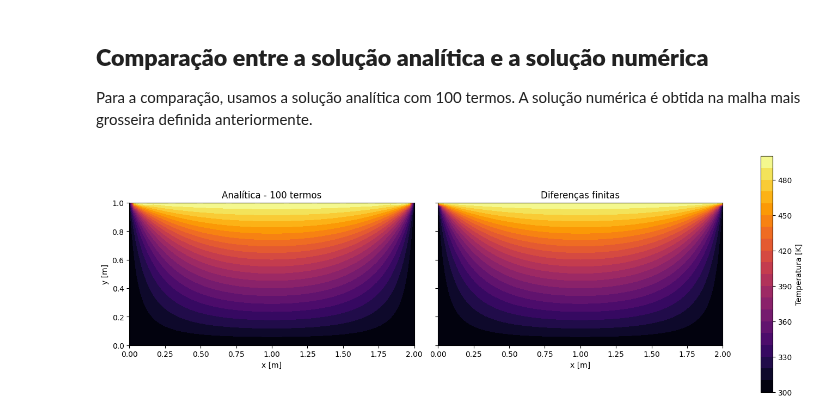
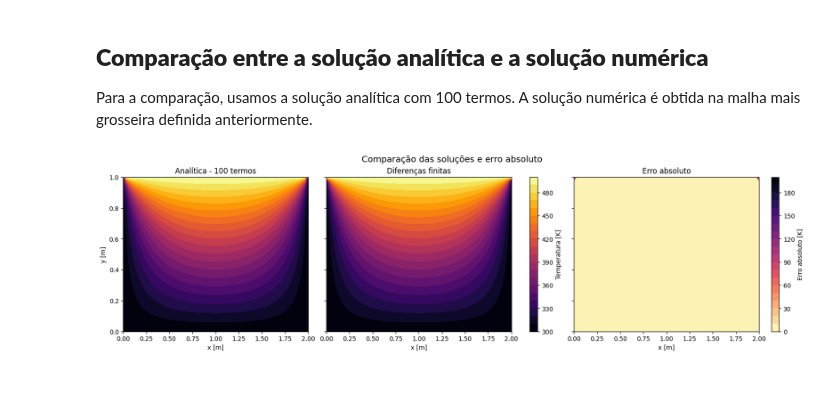
Before and after one commit to Paulo-de-Souza/HeatTransferPINN, a Jupyter notebook: Aulas_Notebooks/Aula03/Aula03_Parte2_2D_Estacionario.ipynb, the cells around one changed output. Drawn from its saved outputs; the diff is of its cells as text; code cells hidden in the pictures; blank space fills up the shorter version.

```diff
--- a/Aulas_Notebooks/Aula03/Aula03_Parte2_2D_Estacionario.ipynb
+++ b/Aulas_Notebooks/Aula03/Aula03_Parte2_2D_Estacionario.ipynb
@@ -137,7 +143,7 @@ for ax, n in zip(axes, [1, 10, 100]):
     mapa = ax.contourf(X_plot, Y_plot, temperaturas_plot[n], levels=niveis, cmap='inferno')
     ax.set_title(f'{n} termo(s)')
     ax.set_xlabel('x [m]')
-    ax.set_aspect('equal')
+
 
 axes[0].set_ylabel('y [m]')
 fig.colorbar(mapa, ax=axes.ravel().tolist(), label='Temperatura [K]')
@@ -251,19 +257,93 @@ Para a comparação, usamos a solução analítica com 100 termos. A solução n
 # %%
 T_analitica_ref = temperatura_analitica(X_fd, Y_fd, 100)
 
-fig, axes = plt.subplots(1, 2, figsize=(13, 4.5), sharex=True, sharey=True, constrained_layout=True)
+erro_absoluto = np.abs(
+    T_analitica_ref - T_fd
+)
 
-mapa_analitico = axes[0].contourf(X_fd, Y_fd, T_analitica_ref, levels=21, cmap='inferno', vmin=T1, vmax=T2)
-axes[0].set_title('Analítica - 100 termos')
+niveis_temperatura = np.linspace(T1, T2, 21)
 
-mapa_numerico = axes[1].contourf(X_fd, Y_fd, T_fd, levels=21, cmap='inferno', vmin=T1, vmax=T2)
-axes[1].set_title('Diferenças finitas')
+vmax_erro = erro_absoluto.max()
+niveis_erro = np.linspace(0, vmax_erro, 21)
+
+fig, axes = plt.subplots(
+    1,
+    3,
+    figsize=(16, 4.5),
+    sharex=True,
+    sharey=True,
+    constrained_layout=True,
+)
+
+# Solução analítica
+mapa_analitico = axes[0].contourf(
+    X_fd,
+    Y_fd,
+    T_analitica_ref,
+    levels=niveis_temperatura,
+    cmap="inferno",
+    vmin=T1,
+    vmax=T2,
+)
+
+axes[0].set_title("Analítica - 100 termos")
+
+# Solução por diferenças finitas
+mapa_numerico = axes[1].contourf(
+    X_fd,
+    Y_fd,
+    T_fd,
+    levels=niveis_temperatura,
+    cmap="inferno",
+    vmin=T1,
+    vmax=T2,
+)
+
+axes[1].set_title("Diferenças finitas")
+
+# Erro absoluto
+mapa_erro = axes[2].contourf(
+    X_fd,
+    Y_fd,
+    erro_absoluto,
+    levels=niveis_erro,
+    cmap="magma_r",
+    vmin=0,
+    vmax=vmax_erro,
+)
+
+axes[2].set_title("Erro absoluto")
 
 for ax in axes:
-    ax.set_xlabel('x [m]')
-    ax.set_aspect('equal')
-axes[0].set_ylabel('y [m]')
-fig.colorbar(mapa_numerico, ax=axes.ravel().tolist(), label='Temperatura [K]')
+    ax.set_xlabel("x [m]")
+    #ax.set_aspect("equal", adjustable="box")
+
+axes[0].set_ylabel("y [m]")
+
+# Barra de cores da temperatura
+fig.colorbar(
+    mapa_numerico,
+    ax=axes[:2],
+    label="Temperatura [K]",
+    pad=0.03,
+)
+
+# Barra de cores do erro
+fig.colorbar(
+    mapa_erro,
+    ax=axes[2],
+    label="Erro absoluto [K]",
+    pad=0.03,
+)
+
+fig.suptitle(
+    r"Comparação das soluções e erro absoluto",
+    fontsize=14,
+)
+
 plt.show()
+
+print(f"Erro máximo: {erro_absoluto.max():.6e} K")
+print(f"Erro médio: {erro_absoluto.mean():.6e} K")
 # %% [output]
-[figure, old version]
+[figure, new version]
```
Also changed, not shown: parts of 7 cells of this notebook.
